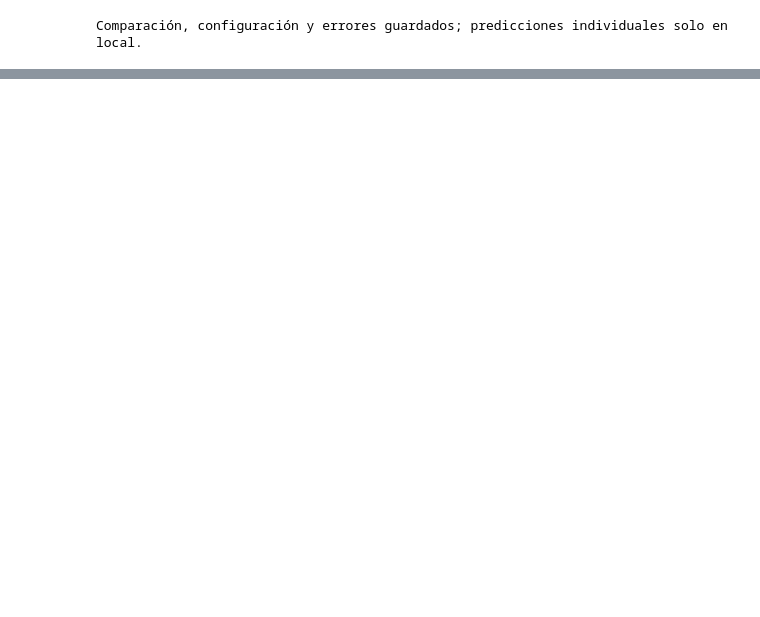
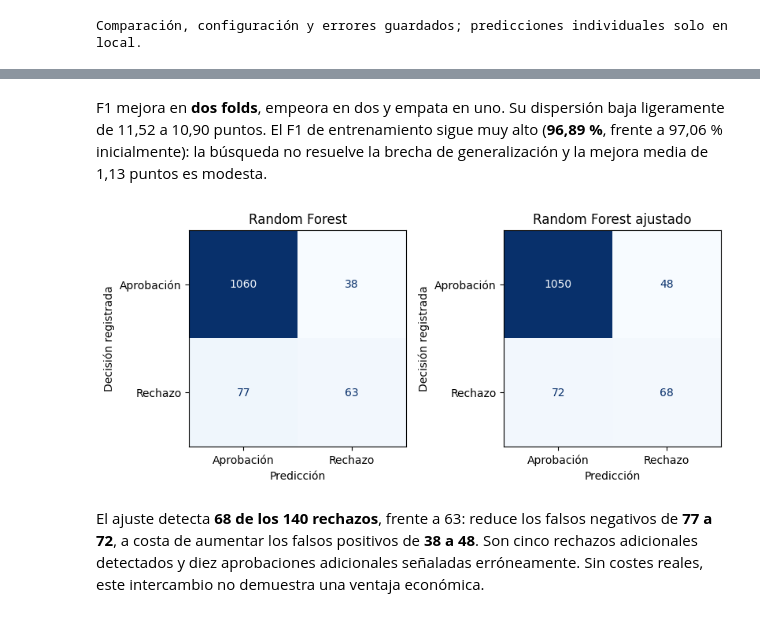
Before and after one commit to toni-oc/clasificacion-solicitudes-tarjeta, a Jupyter notebook: notebooks/clasificacion-solicitudes-tarjeta.ipynb, the cells around one changed output, grey strips where cells are left out. Cells and saved outputs as stored; diff of their text form; code cells hidden in the pictures; blank space fills up the shorter version.

```diff
--- a/notebooks/01-analisis-y-modelado.ipynb
+++ b/notebooks/clasificacion-solicitudes-tarjeta.ipynb
@@ -974,0 +1136,16 @@ Pendiente de desarrollo: comparar ajustes acotados de complejidad y, si procede,
+# %%
+rejilla_bosque = {
+    "modelo__max_depth": [5, 10, None],
+    "modelo__min_samples_leaf": [1, 3, 5],
+    "modelo__max_features": ["sqrt", 0.5],
+    "modelo__class_weight": ["balanced", None],
+}
+bosque_base = clone(modelos_preparados["Random Forest"])
+scorer_f1 = partial(puntuar_f1, umbral=UMBRAL)
+busqueda = GridSearchCV(
+    bosque_base, rejilla_bosque, scoring=scorer_f1, cv=particiones,
+    refit=False, return_train_score=True, n_jobs=1, error_score="raise",
+)
+busqueda.fit(X_dev, y_dev)
+print(f"{len(list(ParameterGrid(rejilla_bosque)))} configuraciones × {len(particiones)} folds. "
+      "Búsqueda terminada; sin reajuste final ni evaluación de test.")
@@ -974,0 +1199,13 @@ Pendiente de desarrollo: comparar ajustes acotados de complejidad y, si procede,
+# %%
+folds_ajustado, predicciones_ajustado = evaluar_candidatos(
+    {"Random Forest ajustado": bosque_ajustado}, X_dev, y_dev, particiones, UMBRAL,
+)
+folds_desarrollo = pd.concat([por_fold, folds_ajustado], ignore_index=True)
+comparacion_desarrollo = folds_desarrollo.groupby("Modelo", sort=False).agg(
+    F1=("F1", "mean"), F1_std=("F1", "std"), F1_train=("F1_train", "mean"),
+    Precision=("Precision", "mean"), Recall=("Recall", "mean"),
+    ROC_AUC=("ROC_AUC", "mean"), Accuracy=("Accuracy", "mean"),
+)
+orden_cierre = ["Logística", "Árbol", "Random Forest", "Random Forest ajustado"]
+display((100 * comparacion_desarrollo.loc[orden_cierre, metricas_tabla])
+        .rename(columns=nombres_metricas).round(2))
@@ -974,0 +1241,22 @@ Pendiente de desarrollo: comparar ajustes acotados de complejidad y, si procede,
+# %% [markdown]
+F1 mejora en **dos folds**, empeora en dos y empata en uno. Su dispersión baja ligeramente de 11,52 a 10,90 puntos. El F1 de entrenamiento sigue muy alto (**96,89 %**, frente a 97,06 % inicialmente): la búsqueda no resuelve la brecha de generalización y la mejora media de 1,13 puntos es modesta.
+# %%
+errores_bosques = pd.concat([
+    predicciones_cv.loc[predicciones_cv["Modelo"].eq("Random Forest")], predicciones_ajustado,
+], ignore_index=True)
+recuentos_bosques = pd.DataFrame({
+    nombre: confusion_matrix(grupo["Real"], grupo["Prediccion"], labels=[0, 1]).ravel()
+    for nombre, grupo in errores_bosques.groupby("Modelo", sort=False)
+}, index=["TN", "FP", "FN", "TP"]).T.rename_axis("Modelo")
+fig, axes = plt.subplots(1, 2, figsize=(8, 3.5), layout="constrained")
+for ax, nombre in zip(axes, ["Random Forest", "Random Forest ajustado"]):
+    matriz = recuentos_bosques.loc[nombre].to_numpy().reshape(2, 2)
+    ConfusionMatrixDisplay(matriz, display_labels=["Aprobación", "Rechazo"]).plot(
+        ax=ax, cmap="Blues", colorbar=False, values_format="d",
+    )
+    ax.set(title=nombre, xlabel="Predicción", ylabel="Decisión registrada")
+plt.show()
+# %% [output]
+[figure, added]
+# %% [markdown]
+El ajuste detecta **68 de los 140 rechazos**, frente a 63: reduce los falsos negativos de **77 a 72**, a costa de aumentar los falsos positivos de **38 a 48**. Son cinco rechazos adicionales detectados y diez aprobaciones adicionales señaladas erróneamente. Sin costes reales, este intercambio no demuestra una ventaja económica.
```
Also changed, not shown: parts of 76 cells of this notebook, 32 other files.
